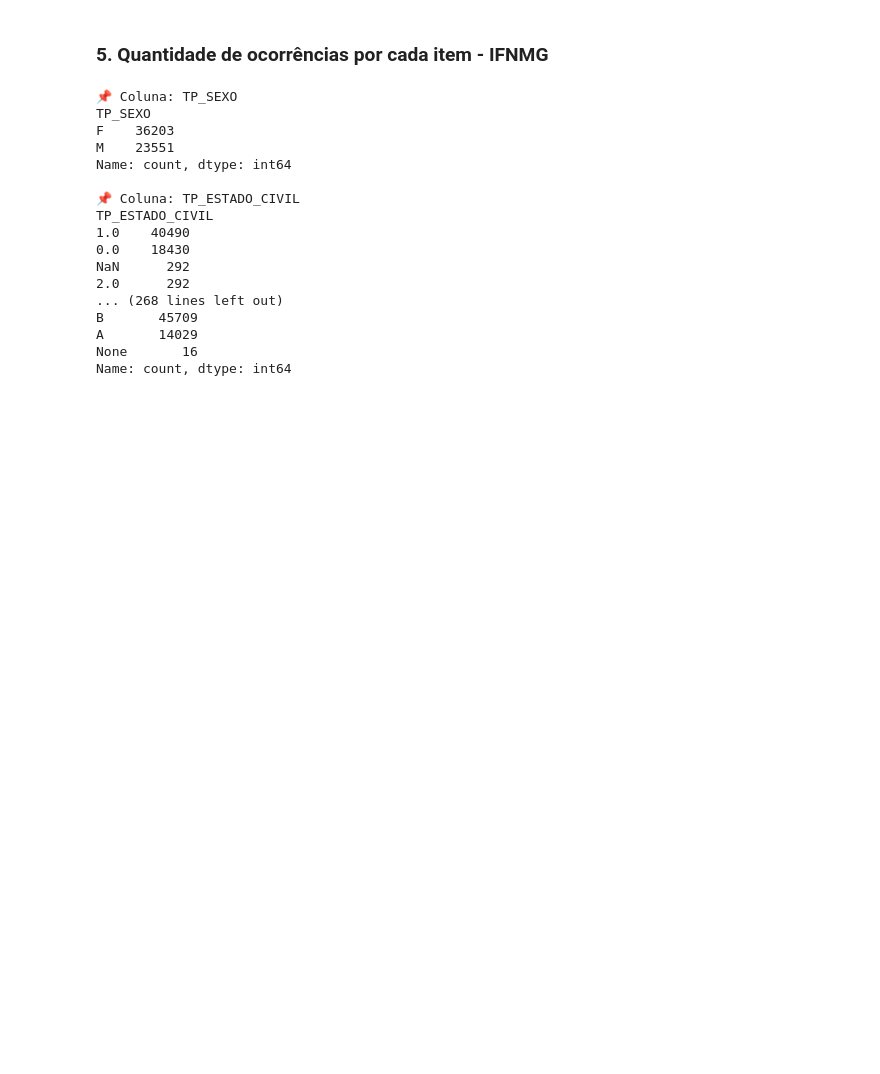
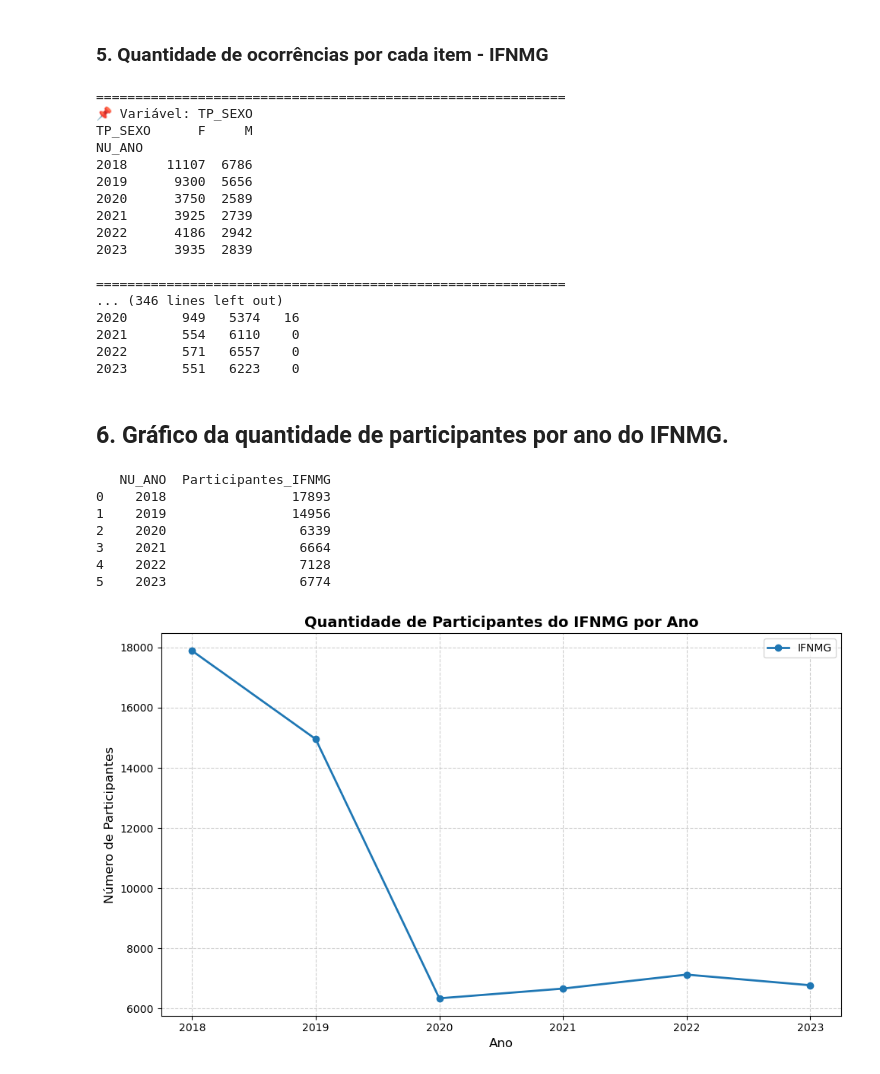
Before and after one commit to NandaLeal/TCC, a Jupyter notebook: TCC - FASE 2.1 - Comparativos Diversos.ipynb, the cells around one changed output. Drawn from its saved outputs; the diff is of its cells as text; code cells hidden in the pictures; blank space fills up the shorter version.

```diff
--- a/TCC - FASE 2.1 - Comparativos Diversos.ipynb
+++ b/TCC - FASE 2.1 - Comparativos Diversos.ipynb
@@ -300,26 +375,64 @@ variaveis = [
     "CELULAR", "TELEFONE_FIXO", "COMPUTADOR", "INTERNET"
 ]
 
+for col in variaveis:
+    print("\n" + "="*60)
+    print(f"📌 Variável: {col}")
 
-# Loop para mostrar as frequências de cada variável
-for col in variaveis:
-    print(f"\n📌 Coluna: {col}")
-    print(df_final[col].value_counts(dropna=False))  # dropna=False inclui valores NaN se existirem
+    tabela = pd.crosstab(df_final["NU_ANO"], df_final[col], dropna=False)
+    print(tabela)
 # %% [output]
-📌 Coluna: TP_SEXO
-TP_SEXO
-F    36203
-M    23551
-Name: count, dtype: int64
+============================================================
+📌 Variável: TP_SEXO
+TP_SEXO      F     M
+NU_ANO
+2018     11107  6786
+2019      9300  5656
+2020      3750  2589
+2021      3925  2739
+2022      4186  2942
+2023      3935  2839
 
-📌 Coluna: TP_ESTADO_CIVIL
-TP_ESTADO_CIVIL
-1.0    40490
-0.0    18430
-NaN      292
-2.0      292
-... (268 lines left out)
-B       45709
-A       14029
-None       16
-Name: count, dtype: int64
+============================================================
+... (346 lines left out)
+2020       949   5374   16
+2021       554   6110    0
+2022       571   6557    0
+2023       551   6223    0
+# %% [markdown]
+## **6. Gráfico da quantidade de participantes por ano do IFNMG.**
+# %%
+import matplotlib.pyplot as plt
+
+# Agrupar por ano — IFNMG
+qtd_ifnmg = df_final.groupby("NU_ANO").size().reset_index(name="Participantes_IFNMG")
+
+print(qtd_ifnmg)
+
+# ---------- GRÁFICO ----------
+plt.figure(figsize=(10,6))
+
+plt.plot(
+    qtd_ifnmg["NU_ANO"],
+    qtd_ifnmg["Participantes_IFNMG"],
+    marker='o',
+    linewidth=2,
+    label="IFNMG"
+)
+
+plt.title("Quantidade de Participantes do IFNMG por Ano", fontsize=14, fontweight='bold')
+plt.xlabel("Ano", fontsize=12)
+plt.ylabel("Número de Participantes", fontsize=12)
+plt.grid(True, linestyle='--', alpha=0.6)
+plt.legend()
+plt.tight_layout()
+plt.show()
+# %% [output]
+   NU_ANO  Participantes_IFNMG
+0    2018                17893
+1    2019                14956
+2    2020                 6339
+3    2021                 6664
+4    2022                 7128
+5    2023                 6774
+[figure, added]
```
Also changed, not shown: parts of 6 cells of this notebook, 4 other files.
